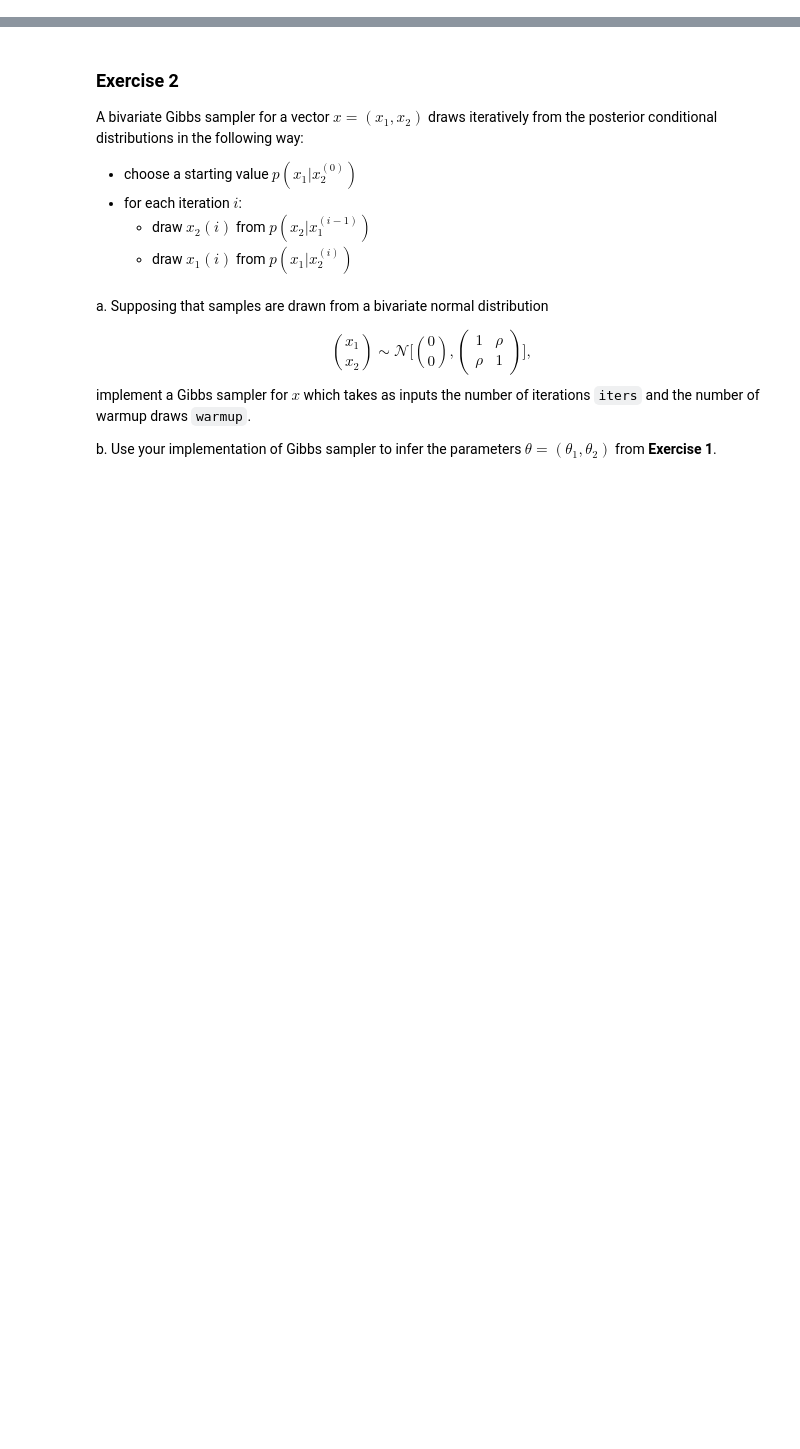
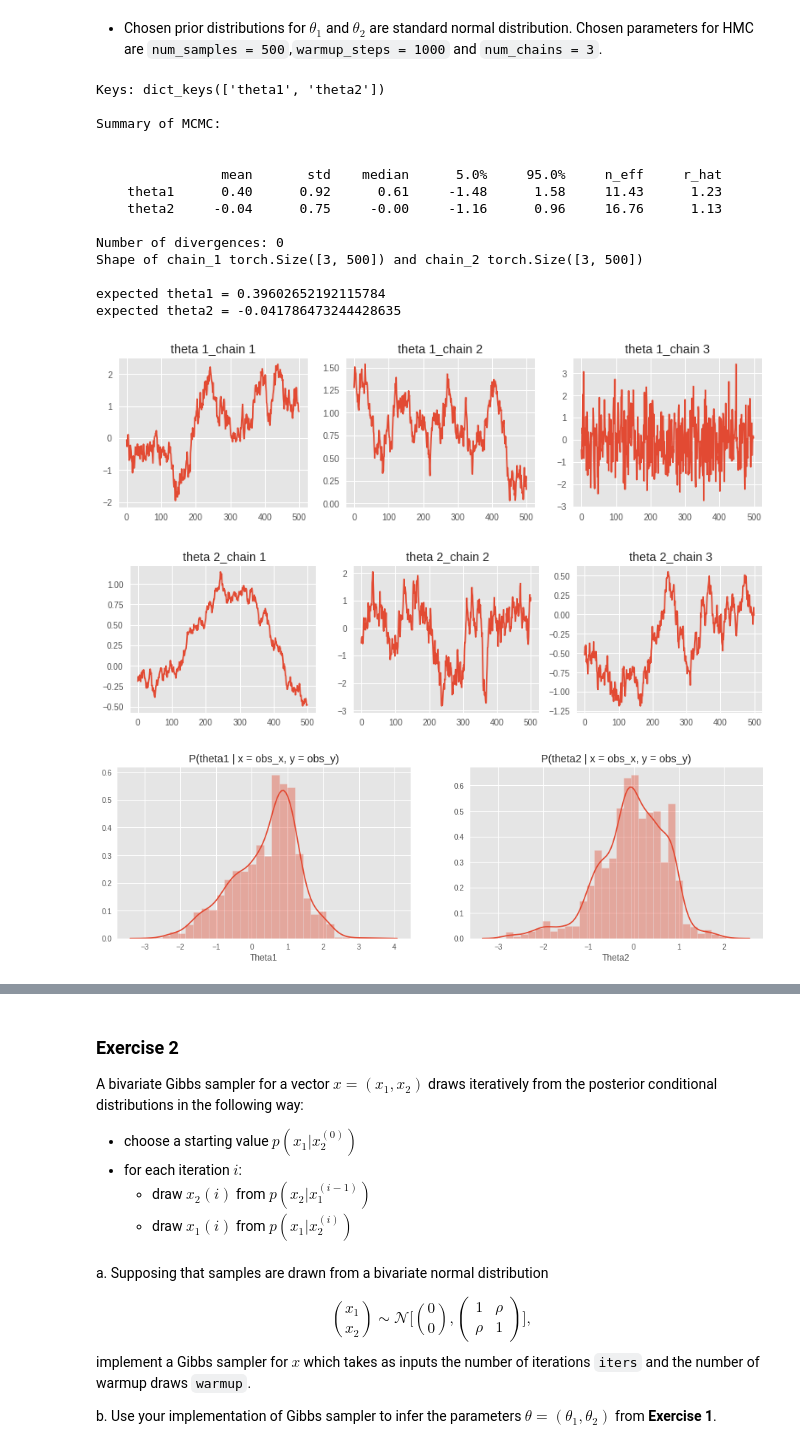
Before and after one commit to demirbilek95/statistical-machine-learning, a Jupyter notebook: homeworks/homework_04.ipynb, the cells around one changed output, grey strips where cells are left out. Cells and saved outputs as stored; diff of their text form; code cells hidden in the pictures; blank space fills up the shorter version.

```diff
--- a/homeworks/homework_04.ipynb
+++ b/homeworks/homework_04.ipynb
@@ -20,7 +16,12 @@ c. Plot the most reliable posterior distributions, according to convergence chec
 # %%
 import numpy as np
 import matplotlib.pyplot as plt
+import matplotlib.style as style
+style.use('ggplot')
+import seaborn as sns
 import torch
 import pyro
 import pyro.distributions as dist
 from pyro.infer.mcmc import MCMC, HMC, NUTS
+import pyro.poutine as poutine
+np.set_printoptions(precision=4, suppress=True)
@@ -83,0 +28,29 @@ AttributeError: 'MCMC' object has no attribute 'summary'
+# %%
+def model(x, dist: torch.distributions.Distribution):
+
+    pyro.clear_param_store()
+    # Suitable prior distribution with mean 0 and variance 1
+    theta1 = pyro.sample("theta1", dist)
+    theta2 = pyro.sample("theta2", dist)
+
+    # Calculated y variable
+    y = pyro.param("y", (theta1*obs_x)/ (theta2+obs_x))
+    print("theta1: {}, theta2: {}\nx: {}\ny: {}".format(theta1,theta2,x,y))
+
+    return y
+
+def conditioned_model(y, x,dist: torch.distributions.Distribution):
+
+    pyro.clear_param_store()
+    # Suitable prior distribution with mean 0 and variance 1
+    theta1 = pyro.sample("theta1", dist)
+    theta2 = pyro.sample("theta2", dist)
+
+    # Calculated y variable
+    with pyro.plate(len(y)):
+        y = pyro.param("y", (theta1*obs_x)/ (theta2+obs_x), obs = obs_y)
+
+    return y
+
+#model(obs_x, dist.Normal(0,1))
+#conditioned_model(obs_y,obs_x,dist.Normal(0,1))
@@ -83,0 +120,26 @@ AttributeError: 'MCMC' object has no attribute 'summary'
+# %% [markdown]
+- Chosen prior distributions for $\theta_1$ and $\theta_2$ are standard normal distribution. Chosen parameters for HMC are `num_samples = 500`,`warmup_steps = 1000` and `num_chains = 3`.
+# %%
+# observations
+obs_y = torch.tensor([0.053,0.060,0.112,0.105,0.099,0.122])
+obs_x = torch.tensor([(28,55,110,138,225,375)])
+# %%
+analyze_hmc(conditioned_model,obs_y,obs_x,dist.Normal(0,1),num_sample=500,warmup=1000,chain=3)
+# %% [output]
+Keys: dict_keys(['theta1', 'theta2'])
+
+Summary of MCMC:
+
+
+                mean       std    median      5.0%     95.0%     n_eff     r_hat
+    theta1      0.40      0.92      0.61     -1.48      1.58     11.43      1.23
+    theta2     -0.04      0.75     -0.00     -1.16      0.96     16.76      1.13
+
+Number of divergences: 0
+Shape of chain_1 torch.Size([3, 500]) and chain_2 torch.Size([3, 500])
+
+expected theta1 = 0.39602652192115784
+expected theta2 = -0.041786473244428635
+[figure, added]
+[figure, added]
+[figure, added]
```
Also changed, not shown: parts of 19 cells of this notebook.
